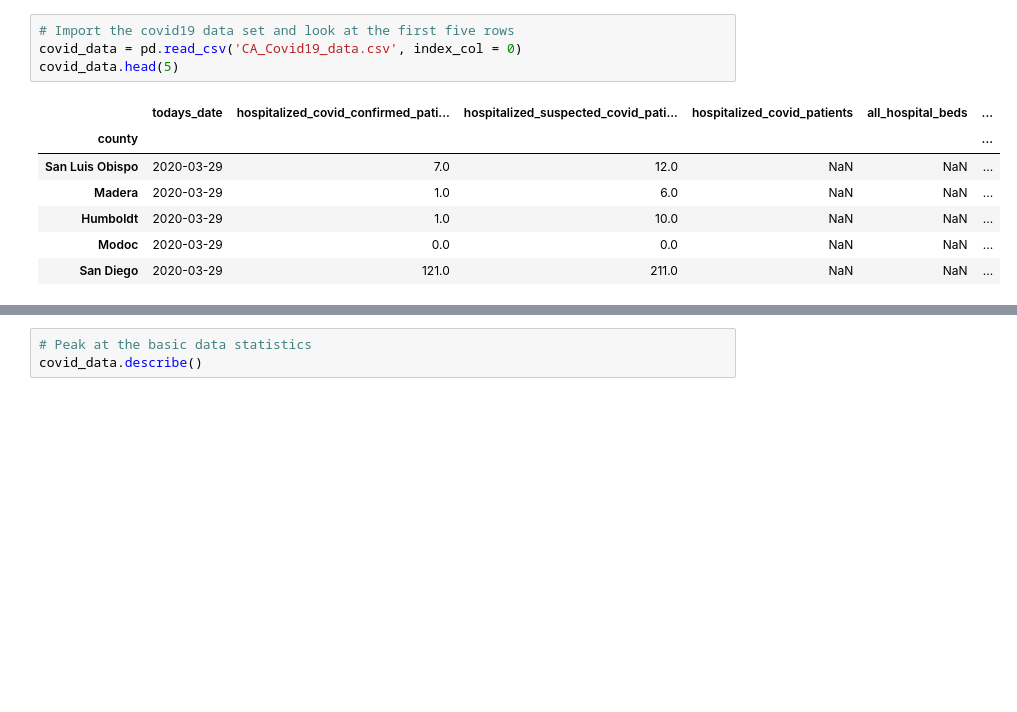
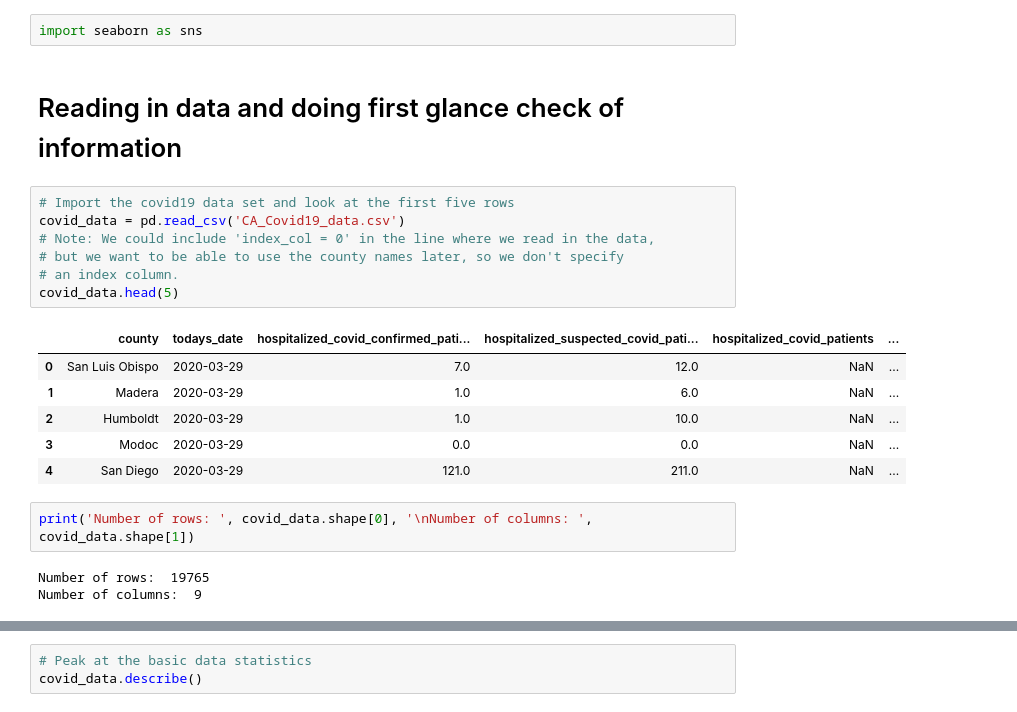
Before and after one commit to Jawert/California_Covid19_Data, a Jupyter notebook: Data Analysis.ipynb, the cells around one changed output, grey strips where cells are left out. Drawn from its saved outputs; the diff is of its cells as text; blank space fills up the shorter version.

Commit message:
preliminary analysis of covid19 data done in a jupyter notebook. This included reaidng in the data, doing a first look at the data, and doing a first pass on providing some analysis of the data.

```diff
--- a/Data Analysis.ipynb
+++ b/Data Analysis.ipynb
@@ -6,12 +29,23 @@ import matplotlib as plt
+# %%
+import seaborn as sns
+# %% [markdown]
+# Reading in data and doing first glance check of information
 # %%
 # Import the covid19 data set and look at the first five rows
-covid_data = pd.read_csv('CA_Covid19_data.csv', index_col = 0)
+covid_data = pd.read_csv('CA_Covid19_data.csv')
+# Note: We could include 'index_col = 0' in the line where we read in the data,
+# but we want to be able to use the county names later, so we don't specify
+# an index column.
 covid_data.head(5)
 # %% [output]
-|  | todays_date | hospitalized_covid_confirmed_pati... | hospitalized_suspected_covid_pati... | hospitalized_covid_patients | all_hospital_beds | ... |
-| county |  |  |  |  |  | ... |
-| San Luis Obispo | 2020-03-29 | 7.0 | 12.0 | NaN | NaN | ... |
-| Madera | 2020-03-29 | 1.0 | 6.0 | NaN | NaN | ... |
-| Humboldt | 2020-03-29 | 1.0 | 10.0 | NaN | NaN | ... |
-| Modoc | 2020-03-29 | 0.0 | 0.0 | NaN | NaN | ... |
-| San Diego | 2020-03-29 | 121.0 | 211.0 | NaN | NaN | ... |
+|  | county | todays_date | hospitalized_covid_confirmed_pati... | hospitalized_suspected_covid_pati... | hospitalized_covid_patients | ... |
+| 0 | San Luis Obispo | 2020-03-29 | 7.0 | 12.0 | NaN | ... |
+| 1 | Madera | 2020-03-29 | 1.0 | 6.0 | NaN | ... |
+| 2 | Humboldt | 2020-03-29 | 1.0 | 10.0 | NaN | ... |
+| 3 | Modoc | 2020-03-29 | 0.0 | 0.0 | NaN | ... |
+| 4 | San Diego | 2020-03-29 | 121.0 | 211.0 | NaN | ... |
+# %%
+print('Number of rows: ', covid_data.shape[0], '\nNumber of columns: ', covid_data.shape[1])
+# %% [output]
+Number of rows:  19765
+Number of columns:  9
```
Also changed, not shown: parts of 23 cells of this notebook.
